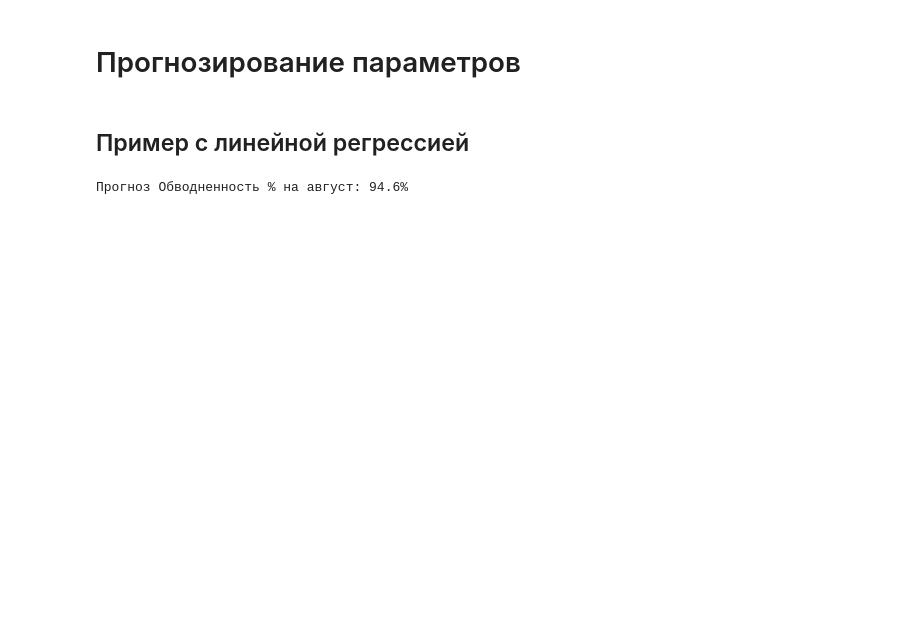
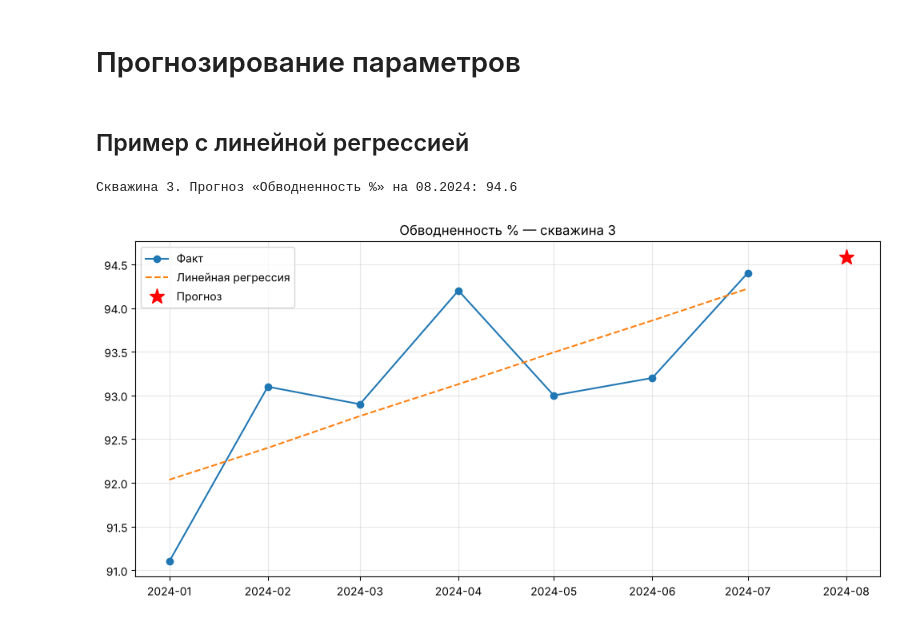
Before and after one commit to UdGin9/ingt_coursework_example, a Jupyter notebook: main.ipynb, the cells around one changed output. Saved outputs shown, nothing was run; the diff lists cells and outputs as text; code cells hidden in the pictures; blank space fills up the shorter version.

```diff
--- a/main.ipynb
+++ b/main.ipynb
@@ -32,4 +13,0 @@ print(df)
-# %%
-# Проверка данных на соответствие
-
-df['Скважина'] = df['Скважина'].astype(str)
@@ -74,0 +131,6 @@ print(f'По скважине 18: \n {df_18}')
+# %%
+# распределение данных по скважинам: словарь {номер скважины: DataFrame}
+wells = {w: d.reset_index(drop=True) for w, d in df.groupby('Скважина', sort=False)}
+
+for w, d in wells.items():
+    print(f'Скважина {w}: {d.shape[0]} мес., {d["Дата"].min():%m.%Y} – {d["Дата"].max():%m.%Y}')
@@ -216,10 +193,33 @@ y = df_clean[param]
-# %%
-# возьмем модель линейной регрессии из sklearn
-model = LinearRegression()
-model.fit(X, y)
-
-# сделаем один прогноз на август
-august_pred = model.predict([[8]])
-print(f"Прогноз {param} на август: {august_pred[0 ]:.1f}%")
-# %% [output]
-Прогноз Обводненность % на август: 94.6%
+# %%
+# выберем скважину и параметр для предсказания
+well = '3'
+param = 'Обводненность %'
+
+d = wells[well].dropna(subset=[param])
+
+X = d[['t']]   # номер месяца от начала ряда
+y = d[param]
+# %%
+# возьмем модель линейной регрессии из sklearn
+model = LinearRegression()
+model.fit(X, y)
+
+# прогноз на следующий месяц после последнего в данных
+next_date = d['Дата'].max() + pd.DateOffset(months=1)
+X_next = pd.DataFrame({'t': [d['t'].max() + 1]})
+pred = model.predict(X_next)[0]
+print(f'Скважина {well}. Прогноз «{param}» на {next_date:%m.%Y}: {pred:.1f}')
+
+# факт + линия регрессии + прогноз
+plt.figure(figsize=(10, 5))
+plt.plot(d['Дата'], y, 'o-', label='Факт')
+plt.plot(d['Дата'], model.predict(X), '--', label='Линейная регрессия')
+plt.plot(next_date, pred, 'r*', markersize=14, label='Прогноз')
+plt.title(f'{param} — скважина {well}')
+plt.grid(True, alpha=0.3)
+plt.legend()
+plt.tight_layout()
+plt.show()
+# %% [output]
+Скважина 3. Прогноз «Обводненность %» на 08.2024: 94.6
+[figure, added]
```
Also changed, not shown: parts of 30 cells of this notebook, 3 other files.
